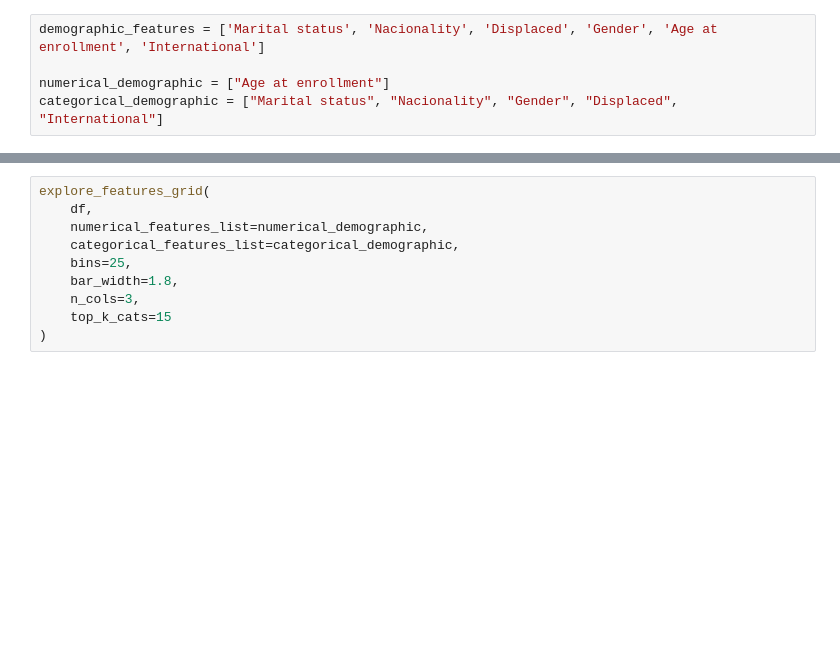
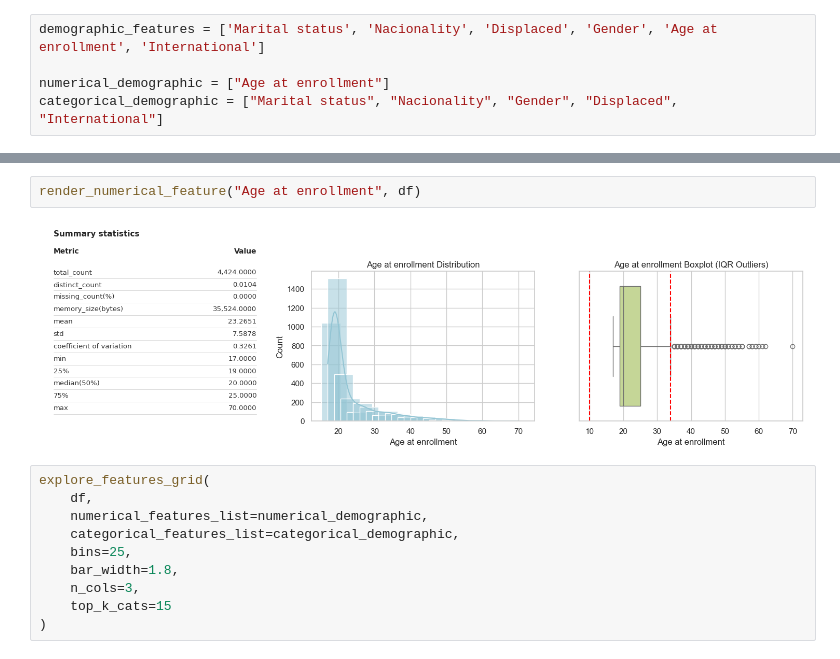
Before and after one commit to gjoliveira/XAI_ling-TAAC, a Jupyter notebook: notebook_sara.ipynb, the cells around one changed output, grey strips where cells are left out. Saved outputs shown, nothing was run; the diff lists cells and outputs as text; blank space fills up the shorter version.

```diff
--- a/notebook_sara.ipynb
+++ b/notebook_sara.ipynb
@@ -85,3 +234,7 @@ categorical_demographic = ["Marital status", "Nacionality", "Gender", "Displaced
+# %%
+render_numerical_feature("Age at enrollment", df)
+# %% [output]
+[figure, added]
 # %%
 explore_features_grid(
     df,
```
Also changed, not shown: parts of 24 cells of this notebook, 2 other files.
